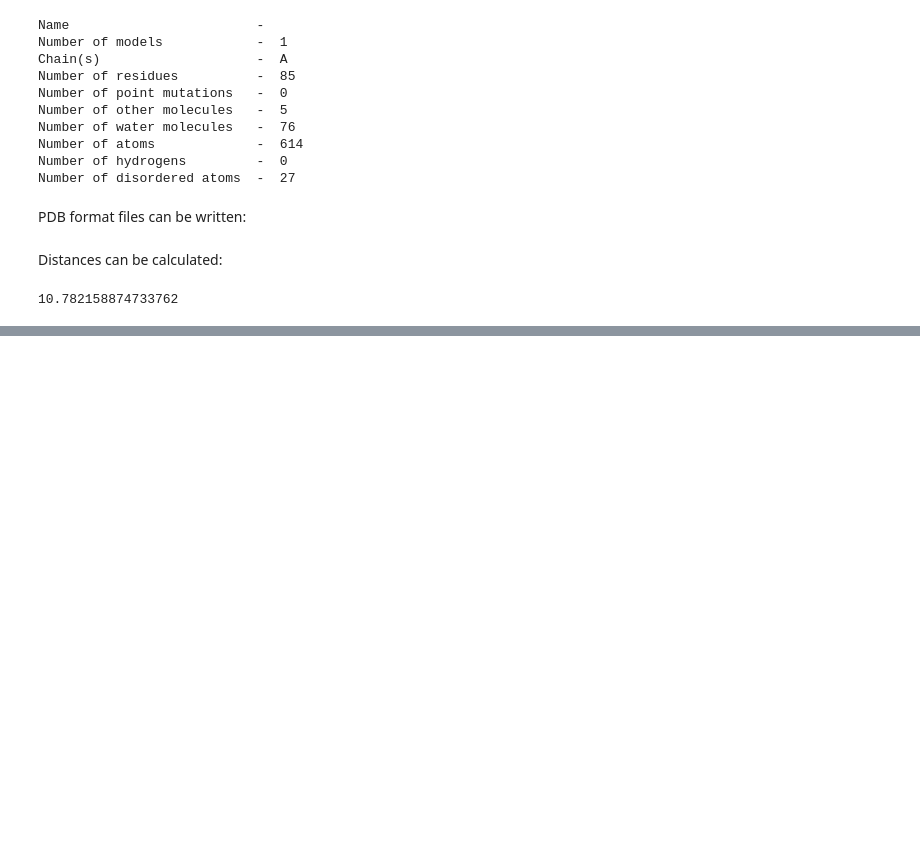
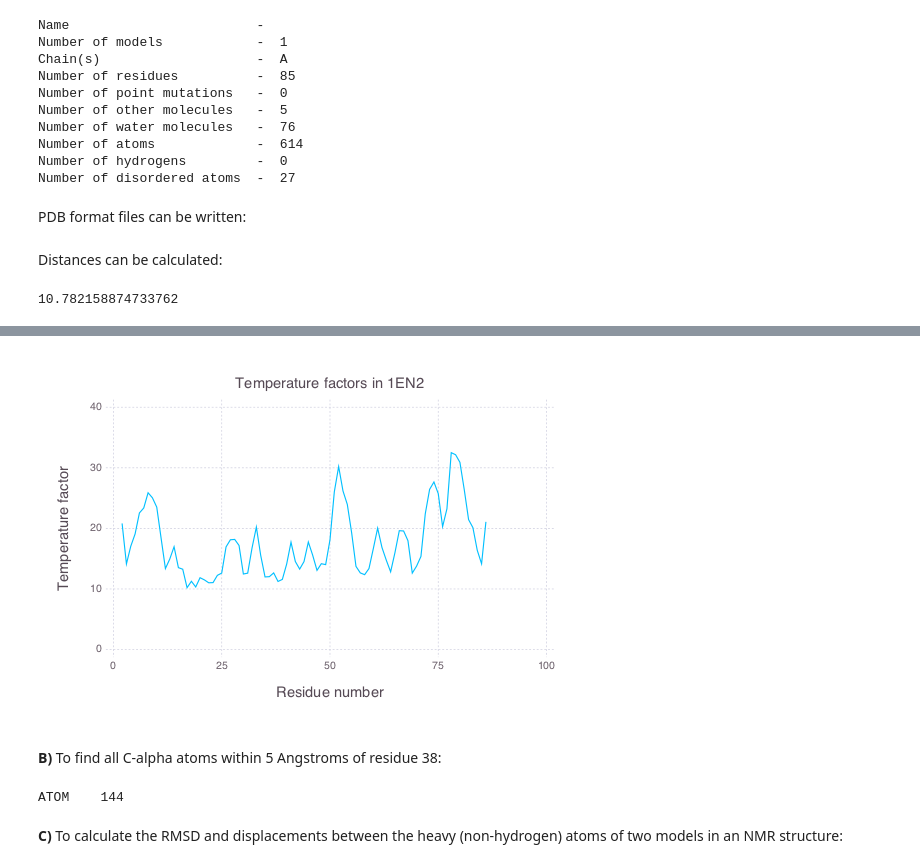
Before and after one commit to BioJulia/Bio.jl, a Jupyter notebook: doc/structure.ipynb, the cells around one changed output, grey strips where cells are left out. Saved outputs shown, nothing was run; the diff lists cells and outputs as text; code cells hidden in the pictures; blank space fills up the shorter version.

```diff
--- a/doc/structure.ipynb
+++ b/doc/structure.ipynb
@@ -175,0 +188,27 @@ RMSDs/displacements between elements of the same size can also be calculated.
+# %%
+using Gadfly
+atoms = collectatoms(struc, calphaselector)
+res_nos = map(resnumber, atoms)
+temp_facs = map(tempfac, atoms)
+plot(
+    x=res_nos,
+    y=temp_facs,
+    Geom.line,
+    Guide.title("Temperature factors in 1EN2"),
+    Guide.xlabel("Residue number"),
+    Guide.ylabel("Temperature factor")
+)
+# %% [output]
+[figure, added]
+# %% [markdown]
+**B)** To find all C-alpha atoms within 5 Angstroms of residue 38:
+# %%
+for atom in atoms
+    if distance(struc['A'][38], atom) < 5.0 && resnumber(atom) != 38
+        show(atom)
+    end
+end
+# %% [output]
+ATOM    144
+# %% [markdown]
+**C)** To calculate the RMSD and displacements between the heavy (non-hydrogen) atoms of two models in an NMR structure:
```
Also changed, not shown: parts of 12 cells of this notebook, 11 other files.
